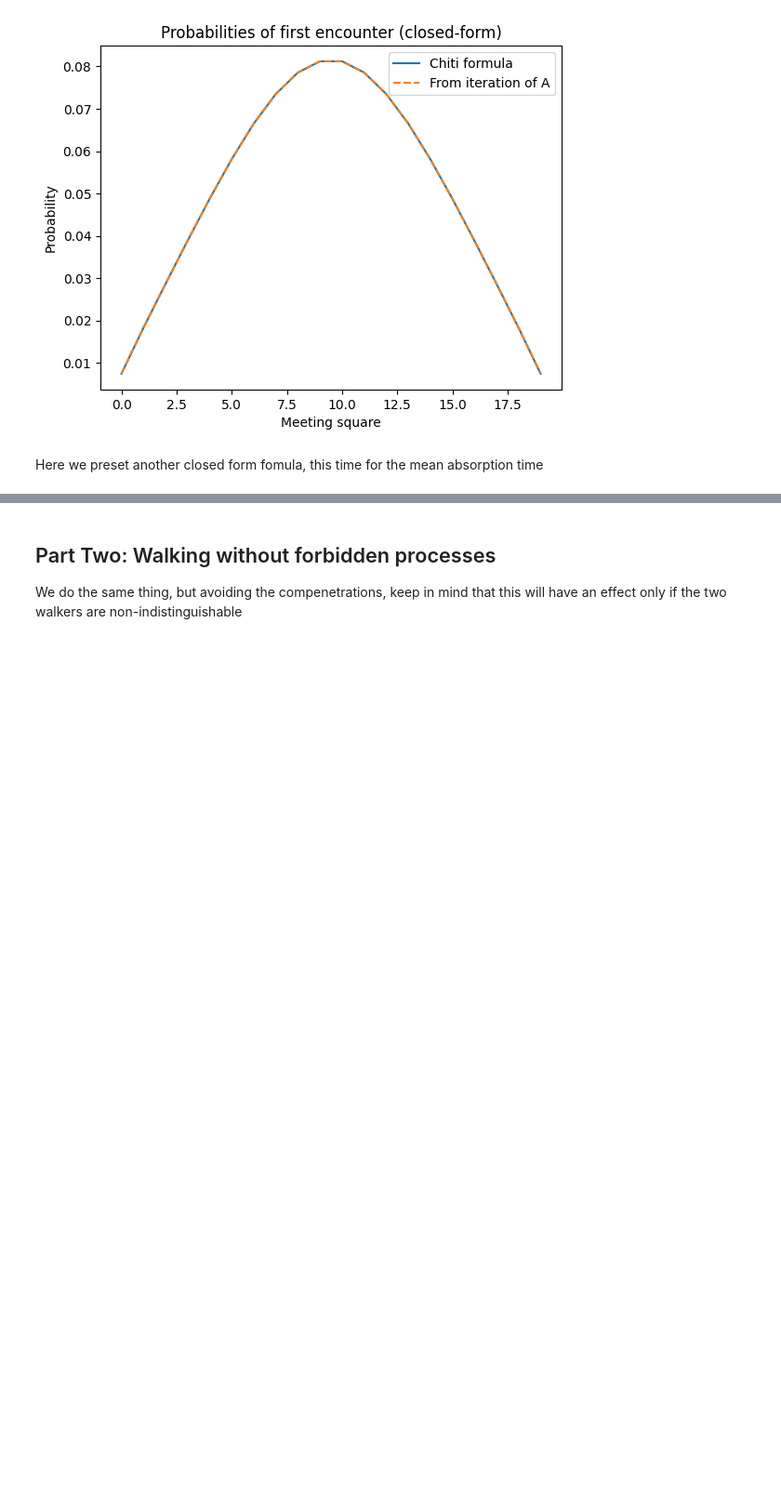
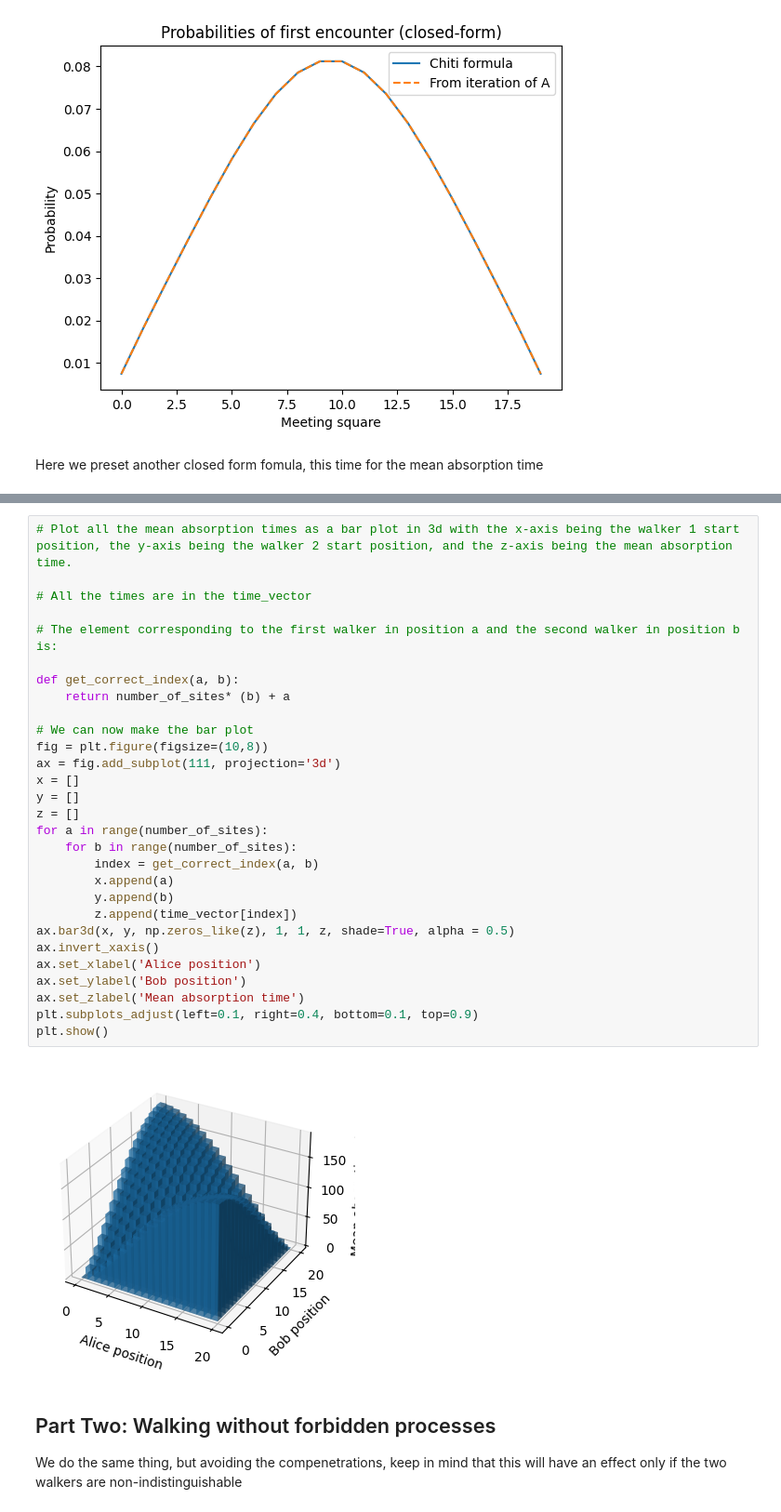
Before and after one commit to Buffoni/smart-walkers, a Jupyter notebook: theory_test.ipynb, the cells around one changed output, grey strips where cells are left out. Shown at 93% size. Drawn from its saved outputs; the diff is of its cells as text; blank space fills up the shorter version.

```diff
--- a/theory_test.ipynb
+++ b/theory_test.ipynb
@@ -397,3 +397,34 @@ The prediction difference is 0.18688265415769933
+# %%
+# Plot all the mean absorption times as a bar plot in 3d with the x-axis being the walker 1 start position, the y-axis being the walker 2 start position, and the z-axis being the mean absorption time.
+
+# All the times are in the time_vector
+
+# The element corresponding to the first walker in position a and the second walker in position b is:
+
+def get_correct_index(a, b):
+    return number_of_sites* (b) + a
+
+# We can now make the bar plot
+fig = plt.figure(figsize=(10,8))
+ax = fig.add_subplot(111, projection='3d')
+x = []
+y = []
+z = []
+for a in range(number_of_sites):
+    for b in range(number_of_sites):
+        index = get_correct_index(a, b)
+        x.append(a)
+        y.append(b)
+        z.append(time_vector[index])
+ax.bar3d(x, y, np.zeros_like(z), 1, 1, z, shade=True, alpha = 0.5)
+ax.invert_xaxis()
+ax.set_xlabel('Alice position')
+ax.set_ylabel('Bob position')
+ax.set_zlabel('Mean absorption time')
+plt.subplots_adjust(left=0.1, right=0.4, bottom=0.1, top=0.9)
+plt.show()
+# %% [output]
+[figure, added]
 # %% [markdown]
 ## Part Two: Walking without forbidden processes
 
```
Also changed, not shown: parts of 4 cells of this notebook, 2 other files.
